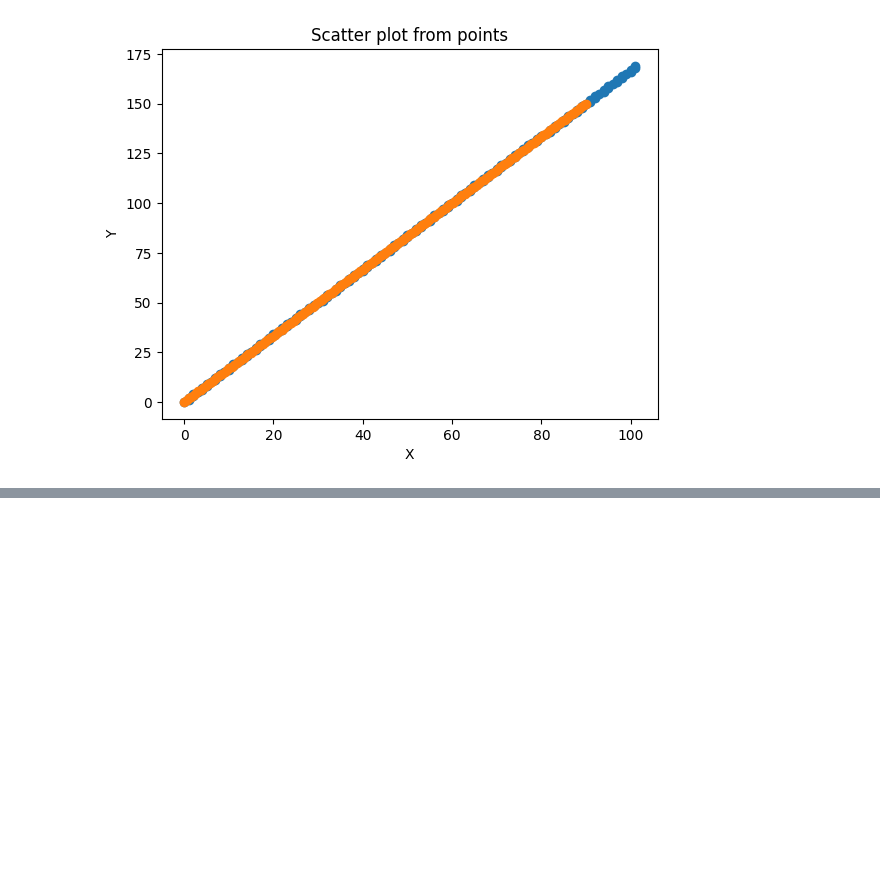
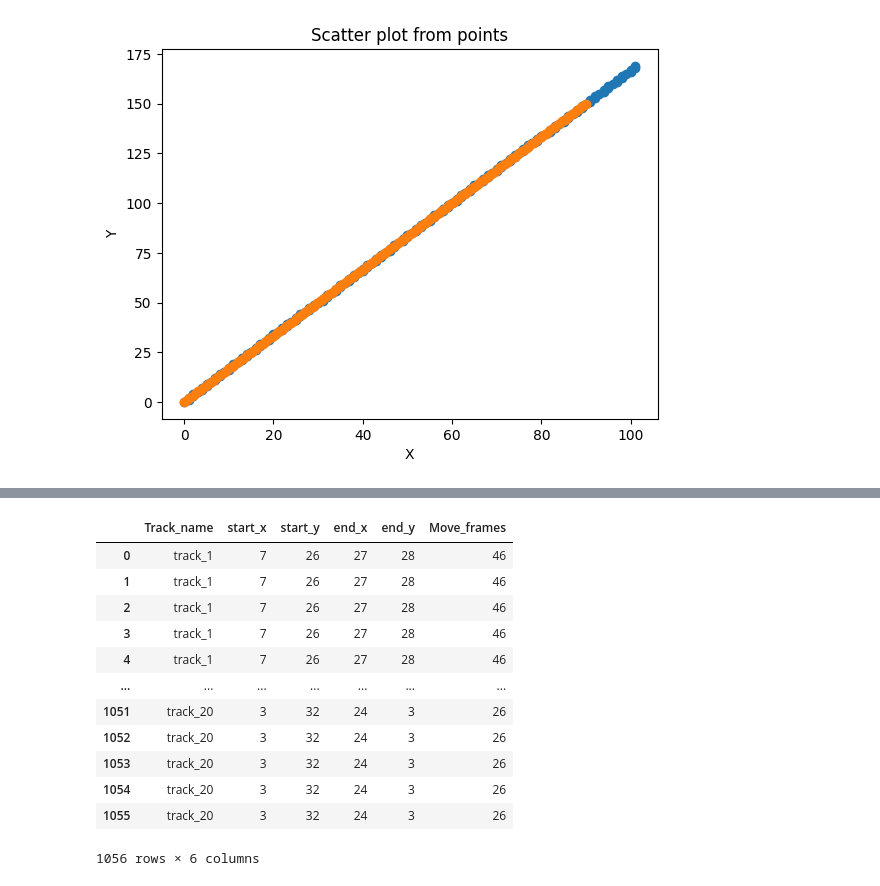
Before and after one commit to GentlemanFrog/Random_projects_python, a Jupyter notebook: Ranodom_jupiters_notes/Comparing_trajectories/Comparing_trajectories.ipynb, the cells around one changed output, grey strips where cells are left out. Saved outputs shown, nothing was run; the diff lists cells and outputs as text; code cells hidden in the pictures; blank space fills up the shorter version.

```diff
--- a/Ranodom_jupiters_notes/Comparing_trajectories/Comparing_trajectories.ipynb
+++ b/Ranodom_jupiters_notes/Comparing_trajectories/Comparing_trajectories.ipynb
@@ -217,3 +220,19 @@ df_move_frames_straight_line = pd.DataFrame(np.repeat(df_random.values, df_rando
 #df_move_frames_straight_line[['pos_x', 'pos_y']] = pd.DataFrame(get_intermidiate_points((df_move_frames['start_x'], df_move_frames['start_y']),
 #                                                                                        (df_move_frames['end_x'], df_move_frames['end_y'])
 #                                                                                        ,len(df_move_frames)))
+# %%
+df_move_frames_straight_line
+# %% [output]
+|  | Track_name | start_x | start_y | end_x | end_y | Move_frames |
+| 0 | track_1 | 7 | 26 | 27 | 28 | 46 |
+| 1 | track_1 | 7 | 26 | 27 | 28 | 46 |
+| 2 | track_1 | 7 | 26 | 27 | 28 | 46 |
+| 3 | track_1 | 7 | 26 | 27 | 28 | 46 |
+| 4 | track_1 | 7 | 26 | 27 | 28 | 46 |
+| ... | ... | ... | ... | ... | ... | ... |
+| 1051 | track_20 | 3 | 32 | 24 | 3 | 26 |
+| 1052 | track_20 | 3 | 32 | 24 | 3 | 26 |
+| 1053 | track_20 | 3 | 32 | 24 | 3 | 26 |
+| 1054 | track_20 | 3 | 32 | 24 | 3 | 26 |
+| 1055 | track_20 | 3 | 32 | 24 | 3 | 26 |
+1056 rows × 6 columns
```
Also changed, not shown: parts of 4 cells of this notebook.
